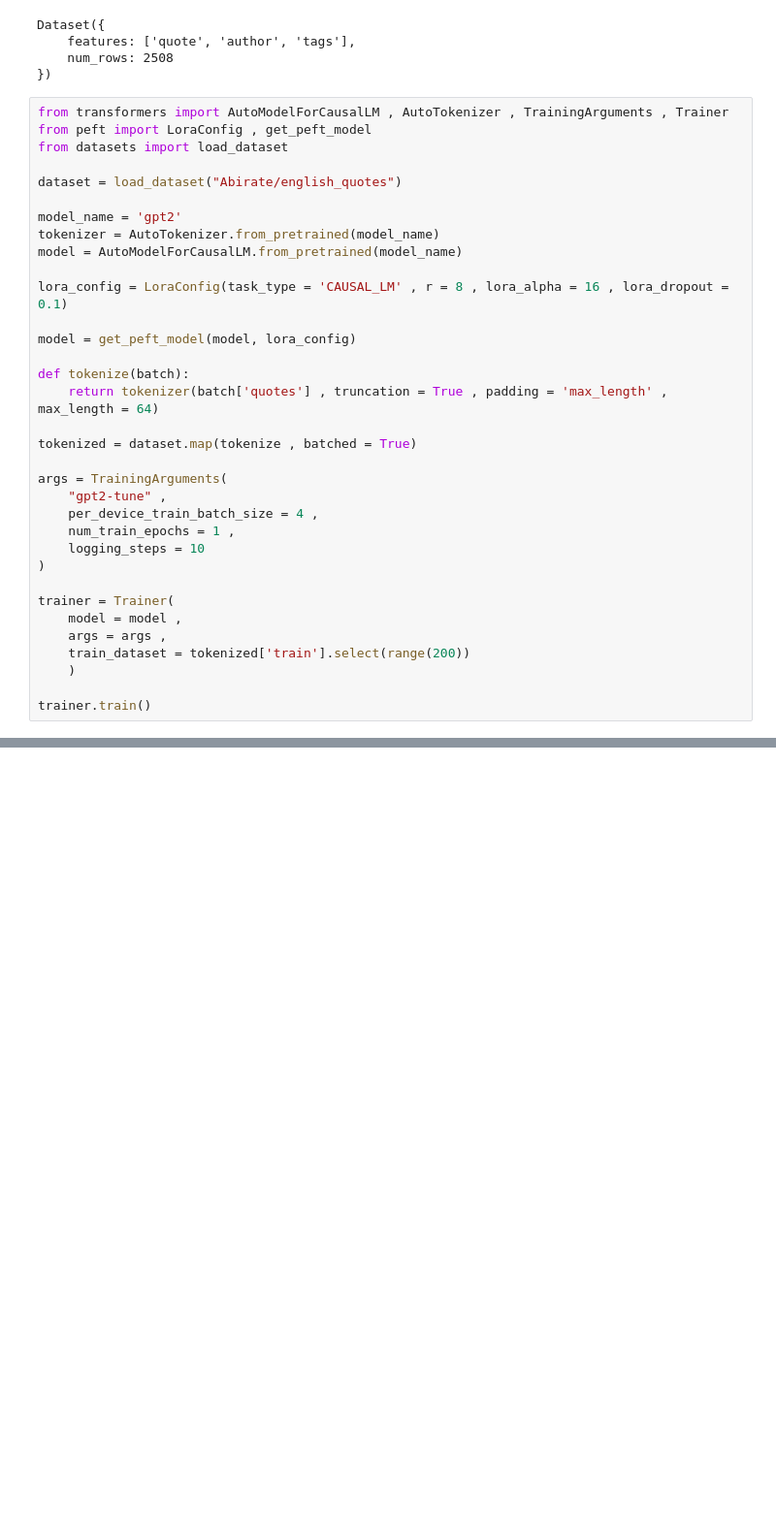
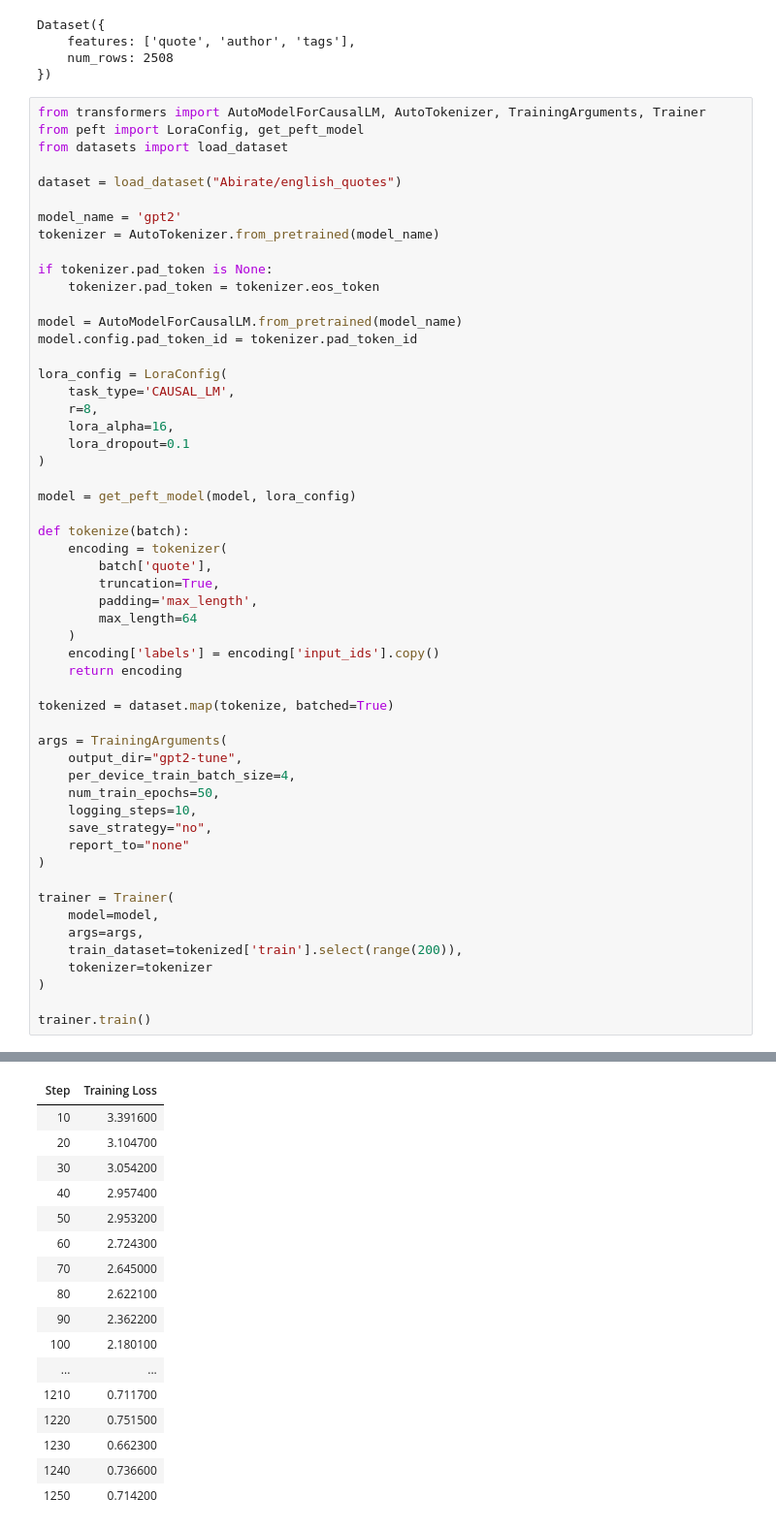
Before and after one commit to TANMaYtO/TRAINING-2, a Jupyter notebook: training-2.ipynb, the cells around one changed output, grey strips where cells are left out. Shown at 97% size. Cells and saved outputs as stored; diff of their text form; blank space fills up the shorter version.

Commit message:
Kaggle Notebook | Training 2 | Version 50

```diff
--- a/training-2.ipynb
+++ b/training-2.ipynb
@@ -875,37 +875,57 @@ Dataset({
     num_rows: 2508
 })
 # %%
-from transformers import AutoModelForCausalLM , AutoTokenizer , TrainingArguments , Trainer
-from peft import LoraConfig , get_peft_model
+from transformers import AutoModelForCausalLM, AutoTokenizer, TrainingArguments, Trainer
+from peft import LoraConfig, get_peft_model
 from datasets import load_dataset
 
 dataset = load_dataset("Abirate/english_quotes")
 
 model_name = 'gpt2'
 tokenizer = AutoTokenizer.from_pretrained(model_name)
+
+if tokenizer.pad_token is None:
+    tokenizer.pad_token = tokenizer.eos_token
+
 model = AutoModelForCausalLM.from_pretrained(model_name)
+model.config.pad_token_id = tokenizer.pad_token_id
 
-lora_config = LoraConfig(task_type = 'CAUSAL_LM' , r = 8 , lora_alpha = 16 , lora_dropout = 0.1)
+lora_config = LoraConfig(
+    task_type='CAUSAL_LM',
+    r=8,
+    lora_alpha=16,
+    lora_dropout=0.1
+)
 
 model = get_peft_model(model, lora_config)
 
 def tokenize(batch):
-    return tokenizer(batch['quotes'] , truncation = True , padding = 'max_length' , max_length = 64)
+    encoding = tokenizer(
+        batch['quote'],
+        truncation=True,
+        padding='max_length',
+        max_length=64
+    )
+    encoding['labels'] = encoding['input_ids'].copy()
+    return encoding
 
-tokenized = dataset.map(tokenize , batched = True)
+tokenized = dataset.map(tokenize, batched=True)
 
 args = TrainingArguments(
-    "gpt2-tune" ,
-    per_device_train_batch_size = 4 ,
-    num_train_epochs = 1 ,
-    logging_steps = 10
+    output_dir="gpt2-tune",
+    per_device_train_batch_size=4,
+    num_train_epochs=50,
+    logging_steps=10,
+    save_strategy="no",
+    report_to="none"
 )
 
 trainer = Trainer(
-    model = model ,
-    args = args ,
-    train_dataset = tokenized['train'].select(range(200))
-    )
+    model=model,
+    args=args,
+    train_dataset=tokenized['train'].select(range(200)),
+    tokenizer=tokenizer
+)
 
 trainer.train()
 # %% [output]
@@ -916,0 +934,17 @@ KeyError: 'quotes'
+| Step | Training Loss |
+| 10 | 3.391600 |
+| 20 | 3.104700 |
+| 30 | 3.054200 |
+| 40 | 2.957400 |
+| 50 | 2.953200 |
+| 60 | 2.724300 |
+| 70 | 2.645000 |
+| 80 | 2.622100 |
+| 90 | 2.362200 |
+| 100 | 2.180100 |
+| ... | ... |
+| 1210 | 0.711700 |
+| 1220 | 0.751500 |
+| 1230 | 0.662300 |
+| 1240 | 0.736600 |
+| 1250 | 0.714200 |
```
Also changed, not shown: parts of 1 cell of this notebook.
